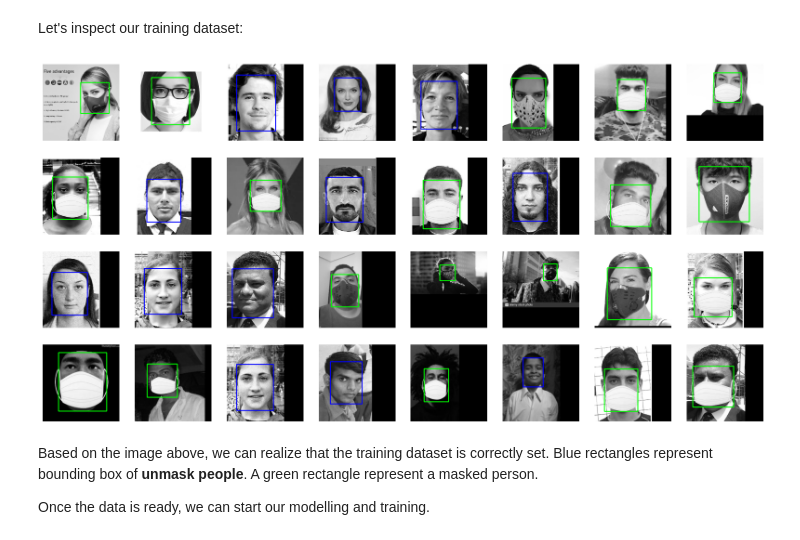
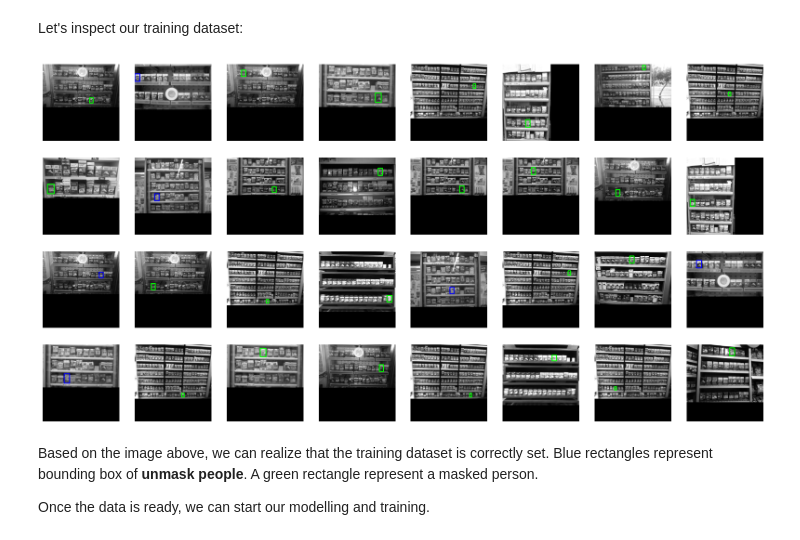
Before and after one commit to calimandaniel/GroceryDetection, a Jupyter notebook: Grocery_obj_detector.ipynb, the cells around one changed output. Cells and saved outputs as stored; diff of their text form; code cells hidden in the pictures.

```diff
--- a/Grocery_obj_detector.ipynb
+++ b/Grocery_obj_detector.ipynb
@@ -44,2 +45,5 @@ data\obj\195.jpg
 # %% [markdown]
 Basically, the data consist of images files and respective annotation files. Each annotation file has one or more lines in which we can find the class and bounding box coordinates:
+# %%
+img_path ="./Images_Grocery/ShelfImages"
+annot_path = "./grocery_annotations/annotation - kopia.txt"
@@ -46,5 +64,5 @@ Basically, the data consist of images files and respective annotation files. Eac
 # %%
-sample_annotation_path = sample_img_path[0:-4] + '.txt'
+sample_annotation_path = sample_img_path[0:-4] + ".JPG" +'.txt'
 with open(sample_annotation_path) as f:
     print(f.readlines())
 # %% [output]
@@ -183,0 +280,26 @@ WARNING:tensorflow:From c:\Users\calim\anaconda3\envs\rl\Lib\site-packages\keras
+# %%
+temp_img = cv2.imread('./Images_Grocery/ShelfImages/C1_P01_N1_S2_1.jpg', cv2.IMREAD_GRAYSCALE)
+temp_box = [1008, 1552, 252, 376]
+
+temp_img_formated, box = format_image(temp_img, temp_box)
+
+temp_color_img = cv2.cvtColor(temp_img_formated, cv2.COLOR_GRAY2RGB)
+
+cv2.rectangle(temp_color_img, box, (0, 0, 255), 2)
+
+plt.imshow(temp_color_img)
+plt.axis("off")
+plt.show()
+
+temp_img = cv2.imread('./Images_Grocery/ShelfImages/C1_P01_N1_S2_1.jpg', cv2.IMREAD_GRAYSCALE)
+temp_box = [1008, 1552, 252, 376]
+
+temp_img_formated, box = resize_image_and_box(temp_img, temp_box)
+
+temp_color_img = cv2.cvtColor(temp_img_formated, cv2.COLOR_GRAY2RGB)
+
+cv2.rectangle(temp_color_img, box, (0, 0, 255), 2)
+
+plt.imshow(temp_color_img)
+plt.axis("off")
+plt.show()
@@ -226,7 +367,7 @@ raw_test_ds = data_load(test_files)
 # %% [markdown]
 The training, validation & test datasets must be set up in order to follow the tensorflow guideline (https://www.tensorflow.org/datasets/performances):
 # %%
-CLASSES = 2
+CLASSES = 10
 
 def format_instance(image, label):
     return image, (tf.one_hot(int(label[4]), CLASSES), [label[0], label[1], label[2], label[3]])
@@ -257,26 +398,26 @@ Let's inspect our training dataset:
 # %%
 plt.figure(figsize=(20, 10))
 for images, labels in train_ds.take(1):
     for i in range(BATCH_SIZE):
         ax = plt.subplot(4, BATCH_SIZE//4, i + 1)
         label = labels[0][i]
         box = (labels[1][i] * input_size)
         box = tf.cast(box, tf.int32)
-
+        #print(box)
         image = images[i].numpy().astype("float") * 255.0
         image = image.astype(np.uint8)
-        image_color = cv.cvtColor(image, cv.COLOR_GRAY2RGB)
+        image_color = cv2.cvtColor(image, cv2.COLOR_GRAY2RGB)
 
         color = (0, 0, 255)
         if label[0] > 0:
             color = (0, 255, 0)
 
-        cv.rectangle(image_color, box.numpy(), color, 2)
+        cv2.rectangle(image_color, box.numpy(), color, 2)
 
         plt.imshow(image_color)
         plt.axis("off")
 # %% [output]
-[figure, old version]
+[figure, new version]
 # %% [markdown]
 Based on the image above, we can realize that the training dataset is correctly set. Blue rectangles represent bounding box of **unmask people**. A green rectangle represent a masked person.
 
```
Also changed, not shown: parts of 24 cells of this notebook, 1 other file.
